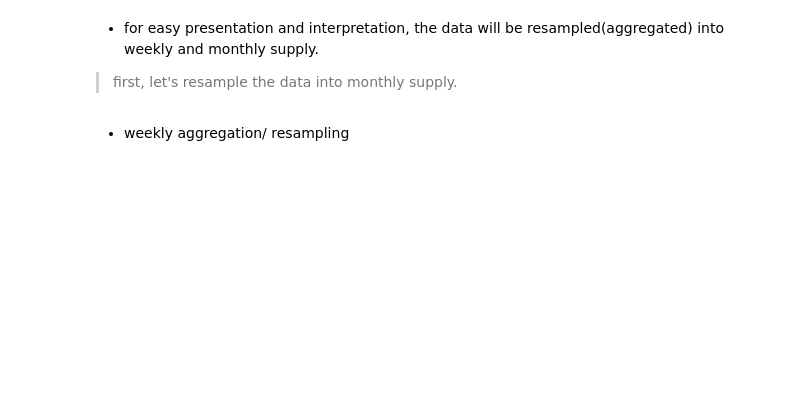
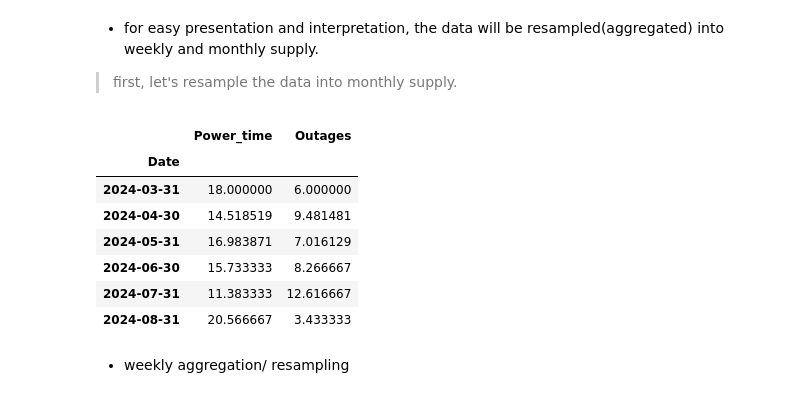
Before and after one commit to chryshumble/tutorial_exercise, a Jupyter notebook: omoku_analysis.ipynb, the cells around one changed output. Saved outputs shown, nothing was run; the diff lists cells and outputs as text; code cells hidden in the pictures; blank space fills up the shorter version.

```diff
--- a/omoku_analysis.ipynb
+++ b/omoku_analysis.ipynb
@@ -74,7 +241,16 @@ omoku_power.isna().sum()
 * for easy presentation and interpretation, the data will be resampled(aggregated) into weekly and monthly supply.
 > first, let's resample the data into monthly supply.
 # %%
-omoku_monthly_supply = omoku_power.asfreq('ME')
+omoku_monthly_supply = omoku_power.resample('ME').mean()
 omoku_monthly_supply
+# %% [output]
+|  | Power_time | Outages |
+| Date |  |  |
+| 2024-03-31 | 18.000000 | 6.000000 |
+| 2024-04-30 | 14.518519 | 9.481481 |
+| 2024-05-31 | 16.983871 | 7.016129 |
+| 2024-06-30 | 15.733333 | 8.266667 |
+| 2024-07-31 | 11.383333 | 12.616667 |
+| 2024-08-31 | 20.566667 | 3.433333 |
 # %% [markdown]
 * weekly aggregation/ resampling
```
Also changed, not shown: parts of 33 cells of this notebook.
